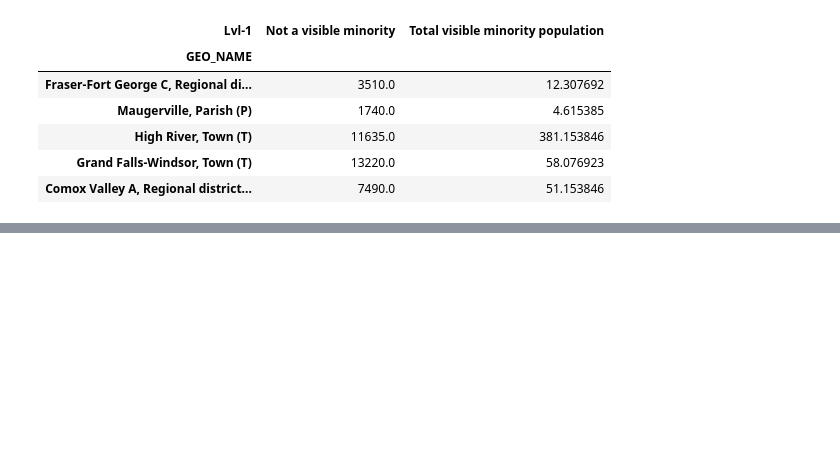
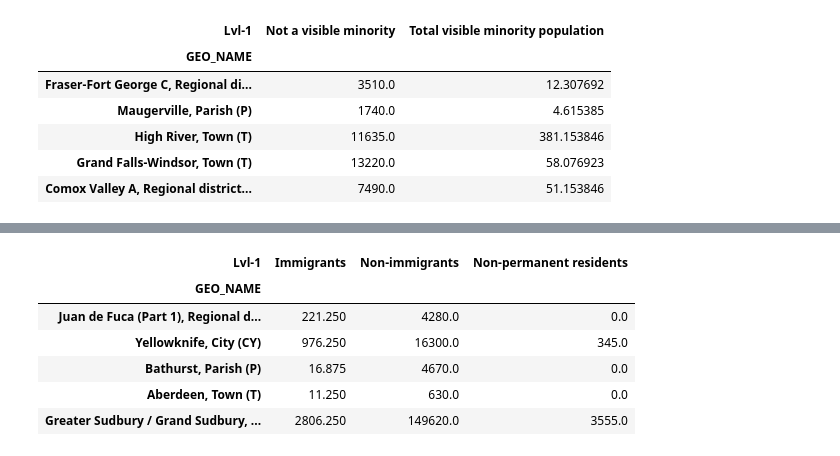
Before and after one commit to abdyraman/newcomersresearch, a Jupyter notebook: analysis.ipynb, the cells around one changed output, grey strips where cells are left out. Cells and saved outputs as stored; diff of their text form; code cells hidden in the pictures; blank space fills up the shorter version.

```diff
--- a/analysis.ipynb
+++ b/analysis.ipynb
@@ -166,0 +179,12 @@ pivot_indigen.sample(5)
+# %%
+immmig_level = df_census[df_census['Lvl-0']=='Total - Immigrant status and period of immigration for the population in private households - 25% sample data']
+pivot_immmig = immmig_level.pivot_table(index = 'GEO_NAME', columns='Lvl-1', values='C1_COUNT_TOTAL')
+pivot_immmig.sample(5)
+# %% [output]
+| Lvl-1 | Immigrants | Non-immigrants | Non-permanent residents |
+| GEO_NAME |  |  |  |
+| Juan de Fuca (Part 1), Regional d... | 221.250 | 4280.0 | 0.0 |
+| Yellowknife, City (CY) | 976.250 | 16300.0 | 345.0 |
+| Bathurst, Parish (P) | 16.875 | 4670.0 | 0.0 |
+| Aberdeen, Town (T) | 11.250 | 630.0 | 0.0 |
+| Greater Sudbury / Grand Sudbury, ... | 2806.250 | 149620.0 | 3555.0 |
```
Also changed, not shown: parts of 4 cells of this notebook.
